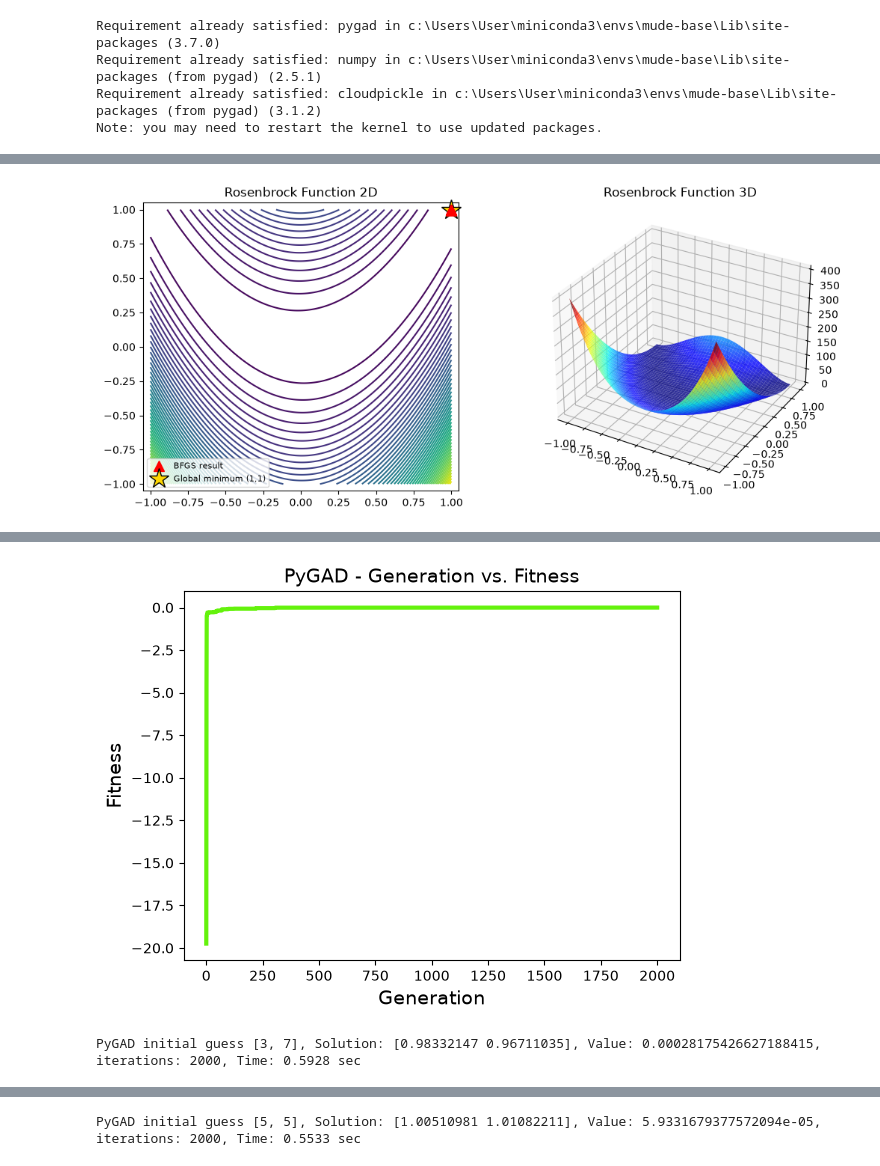
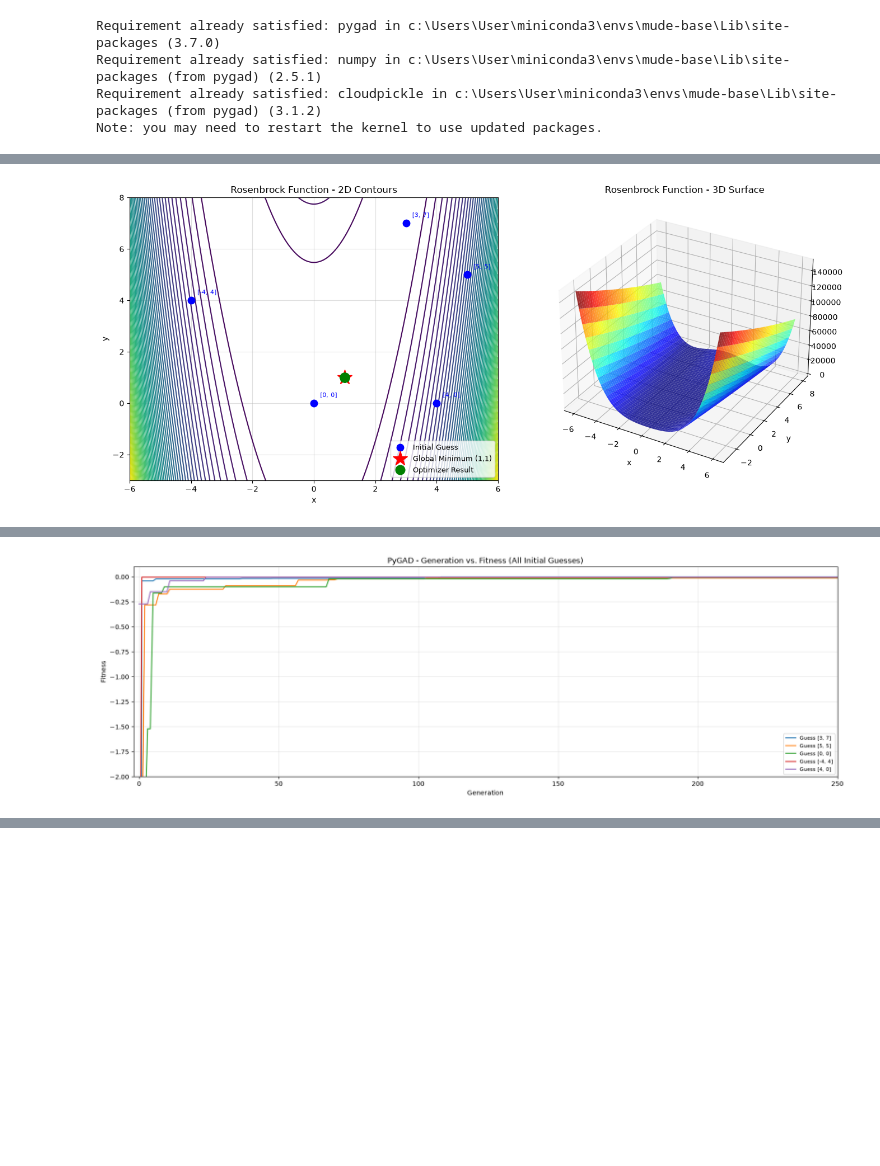
Before and after one commit to ce26d013-Abhi/assignment-4_Abhinaba, a Jupyter notebook: Assignment_4_TODO.ipynb, the cells around one changed output, grey strips where cells are left out. Drawn from its saved outputs; the diff is of its cells as text; code cells hidden in the pictures; blank space fills up the shorter version.

```diff
--- a/Assignment_4_TODO.ipynb
+++ b/Assignment_4_TODO.ipynb
@@ -19,7 +21,8 @@ def rosenbrock(x):
 
 # ---------------- Run Scipy Optimization FIRST ----------------
 scipy_results = []  # (guess, final_point) pairs
-init_guesses = [[-17, 12], [3, 7], [5, 5], [0, 0], [-4, 4], [4, 0]]
+
+init_guesses = [[3, 7], [5, 5], [0, 0], [-4, 4], [4, 0]]
 
 for guess in init_guesses:
     start_time = time.perf_counter()
@@ -30,42 +33,60 @@ for guess in init_guesses:
           f"Success: {result.success}, Iterations: {result.nit}, Time: {elapsed_time:.4f} sec")
     scipy_results.append((guess, result.x))
 
-# ---------------- 2D & 3D plots (same as original) ----------------
-x_range = np.linspace(-1, 1, 2500)
-y_range = np.linspace(-1, 1, 2500)
+# ---------------- 2D & 3D plots ----------------
+x_range = np.linspace(-6, 6, 500)
+y_range = np.linspace(-3, 8, 500)
 X, Y = np.meshgrid(x_range, y_range)
 Z = rosenbrock([X, Y])
 
-fig = plt.figure(figsize=(12, 5))
+fig = plt.figure(figsize=(14, 6))
 
 ax1 = fig.add_subplot(121)
 cp = ax1.contour(X, Y, Z, levels=50)
-ax1.set_title("Rosenbrock Function 2D")
+ax1.set_title("Rosenbrock Function - 2D Contours")
+ax1.set_xlabel("x")
+ax1.set_ylabel("y")
+ax1.grid(True, alpha=0.4)
 
-# overlay results and global minimum directly on ax1
+# plot initial guesses
 for i, (guess, final) in enumerate(scipy_results):
-    ax1.plot(final[0], final[1], '^', color='red', markersize=10, zorder=5,
-              clip_on=False, label='BFGS result' if i == 0 else "")
-ax1.plot(1, 1, '*', color='gold', markersize=20, markeredgecolor='black',
-          zorder=4, clip_on=False, label='Global minimum (1,1)')
+    ax1.plot(guess[0], guess[1], 'o', color='blue', markersize=9, zorder=4,
+              label='Initial Guess' if i == 0 else "")
+    ax1.annotate(f"[{guess[0]}, {guess[1]}]", (guess[0], guess[1]),
+                  textcoords="offset points", xytext=(8, 8),
+                  fontsize=8, color='blue')
 
-# move legend away from the corner where the markers are
-ax1.legend(fontsize=8, loc='lower left')
+# global minimum (red star)
+ax1.plot(1, 1, '*', color='red', markersize=20, zorder=4,
+          label='Global Minimum (1,1)')
 
-ax1.set_xlim(-1.05, 1.05)
-ax1.set_ylim(-1.05, 1.05)
+# optimizer results (green)
+for i, (guess, final) in enumerate(scipy_results):
+    ax1.plot(final[0], final[1], 'o', color='green', markersize=12, zorder=6,
+              label='Optimizer Result' if i == 0 else "")
 
+ax1.legend(fontsize=9, loc='lower right')
+ax1.set_xlim(-6, 6)
+ax1.set_ylim(-3, 8)
+
+# --- 3D surface ---
 ax2 = fig.add_subplot(122, projection='3d')
-ax2.plot_surface(X, Y, Z, cmap='jet', alpha=0.8)
-ax2.set_title("Rosenbrock Function 3D")
+surf = ax2.plot_surface(X, Y, Z, cmap='jet', alpha=0.8)
+ax2.set_title("Rosenbrock Function - 3D Surface")
+ax2.set_xlabel("x")
+ax2.set_ylabel("y")
 
+plt.tight_layout()
 plt.show()
 
+# ---------------- PyGAD Optimization ----------------
 # ---------------- PyGAD Optimization ----------------
 def fitness_func(ga_instance, solution, solution_idx):
     return -rosenbrock(solution)  # pygad maximizes, so negate
 
 elapsed_time = []
+fitness_histories = []  # store (guess, fitness_history) for each run
+
 for guess in init_guesses:
     start_time = time.perf_counter()
     ga_instance = pygad.GA(num_generations=2000,
@@ -83,5 +104,24 @@ for guess in init_guesses:
     elapsed_time = end_time - start_time
     print(f"PyGAD initial guess {guess}, Solution: {solution}, Value: {rosenbrock(solution)}, "
           f"iterations: {iters}, Time: {elapsed_time:.4f} sec")
-    ga_instance.plot_fitness()
+
+    # store this run's fitness-per-generation history
+    fitness_histories.append((guess, ga_instance.best_solutions_fitness))
+
+# ---------------- Plot ALL guesses' fitness curves together ----------------
+plt.figure(figsize=(20, 6))
+for guess, history in fitness_histories:
+    plt.plot(history, label=f"Guess {guess}")
+
+plt.title("PyGAD - Generation vs. Fitness (All Initial Guesses)")
+plt.xlabel("Generation")
+plt.ylabel("Fitness")
+plt.legend(fontsize=8)
+plt.grid(True, alpha=0.3)
+
+# zoomed-in view
+plt.xlim(-2, 250)
+plt.ylim(-2, 0.1)
+
+plt.show()
 # %% [output]
@@ -94 +133 @@ Initial guess [4, 0], Result: [0.99999556 0.99999112], Value: 1.9708748423576696
-[figure, old version]
+[figure, new version]
@@ -96,2 +139 @@ PyGAD initial guess [-17, 12], Solution: [0.93218488 0.86785007], Value: 0.00472
-[figure, old version]
+[figure, new version]
-PyGAD initial guess [3, 7], Solution: [0.98332147 0.96711035], Value: 0.00028175426627188415, iterations: 2000, Time: 0.5928 sec
@@ -99 +139,0 @@ PyGAD initial guess [3, 7], Solution: [0.98332147 0.96711035], Value: 0.00028175
-PyGAD initial guess [5, 5], Solution: [1.00510981 1.01082211], Value: 5.9331679377572094e-05, iterations: 2000, Time: 0.5533 sec
```
Also changed, not shown: parts of 10 cells of this notebook.
